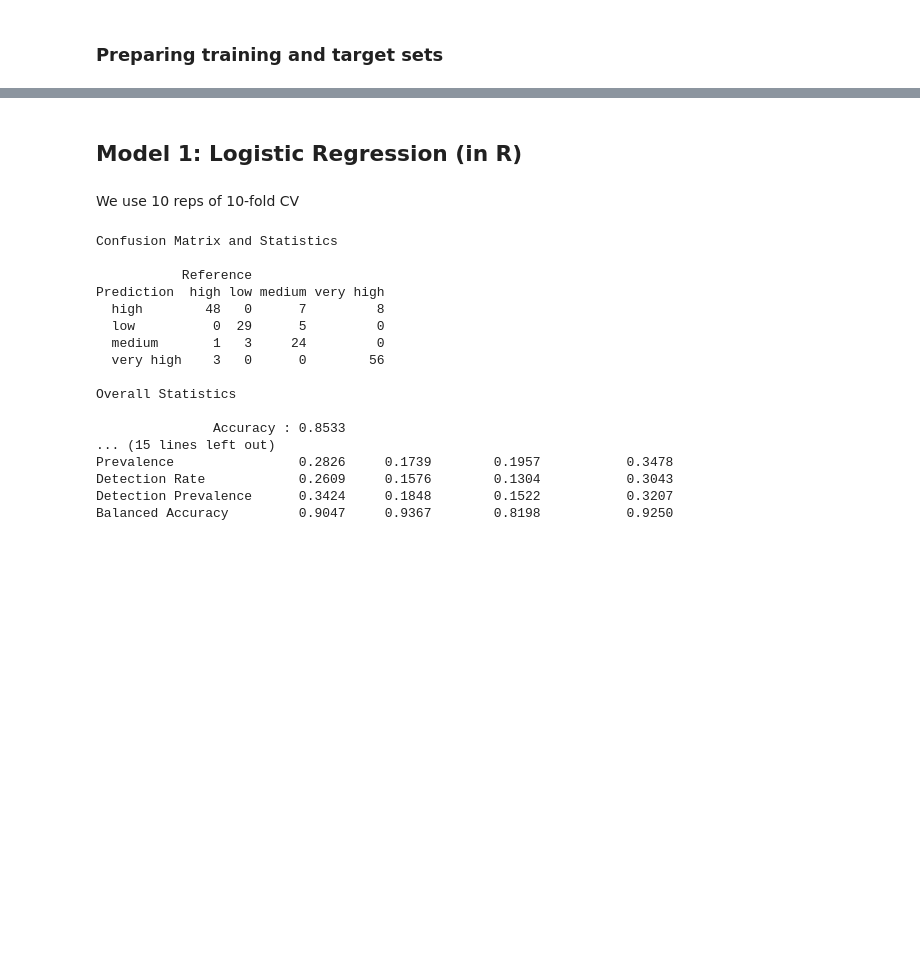
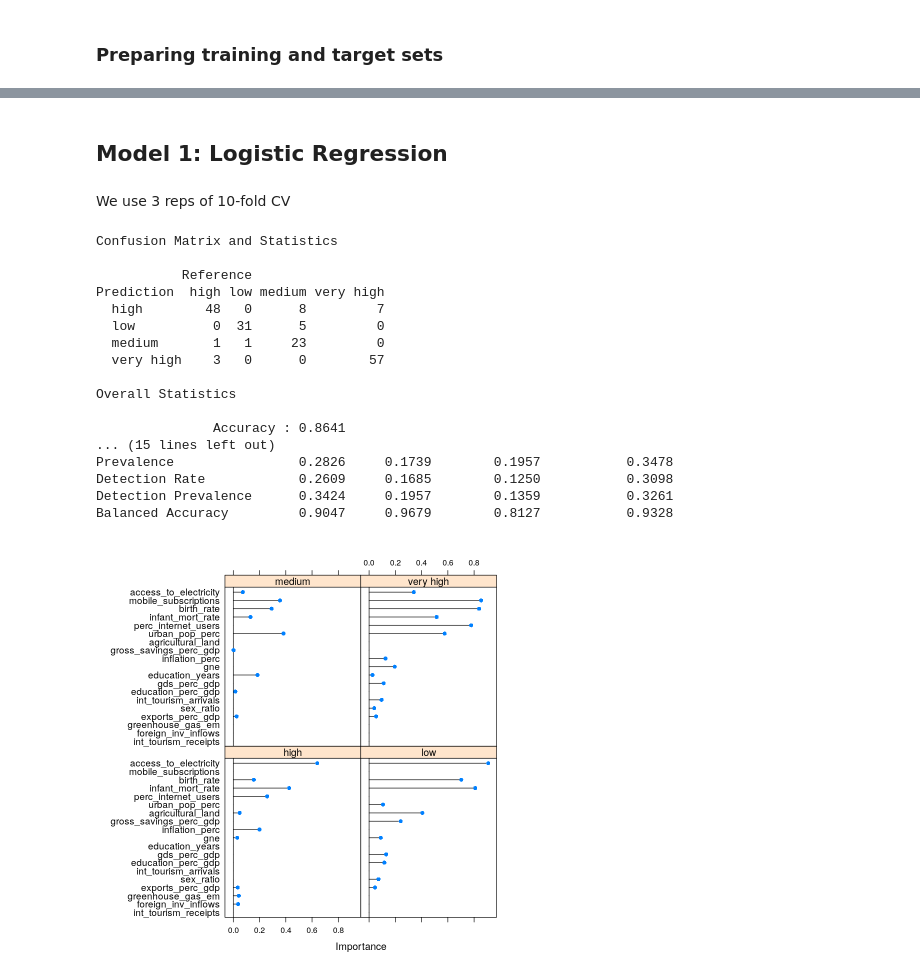
Before and after one commit to dreth/UC3MStatisticalLearning, a Jupyter notebook: notebooks/models.ipynb, the cells around one changed output, grey strips where cells are left out. Drawn from its saved outputs; the diff is of its cells as text; code cells hidden in the pictures; blank space fills up the shorter version.

Commit message:
models update

```diff
--- a/notebooks/models.ipynb
+++ b/notebooks/models.ipynb
@@ -17,7 +24,7 @@ options(warn=-1)
 # %% [markdown]
 ### Importing the data
 # %%
-df = read.csv('./data/data.csv')
+df = read.csv('../data/data.csv')
 # %% [markdown]
 ### Preparing training and target sets
 # %%
@@ -43,20 +60,45 @@ dep <- as.factor(levels(target$hdi_cat))
 # leaving a dataset with everything included except IDs
 data <- cbind(train,target)
 # %% [markdown]
-## Model 1: Logistic Regression (in R)
+## Model 1: Logistic Regression
 # %% [markdown]
-We use 10 reps of 10-fold CV
+We use 3 reps of 10-fold CV
 # %%
 control <- trainControl(method = "repeatedcv",
-                        repeats = 10,
+                        repeats = 3,
                         number = 10 )
 # %%
 lrfit <- train(hdi_cat ~ .,
                method = "glmnet",
                family = "multinomial",
                data = data,
                metric = "Accuracy",
                preProcess = c("center","scale"),
                tuneGrid = expand.grid(alpha = seq(0, 2, 0.1),
                                       lambda = seq(0, .1, 0.01)),
                trControl = control)
+
+lrpred <- predict(lrfit, data)
+confusionMatrix(lrpred, data$hdi_cat)
+
+lrimp <- varImp(lrfit, scale = F)
+plot(lrimp, scales = list(y = list(cex = .95)))
+# %% [output]
+Confusion Matrix and Statistics
+
+           Reference
+Prediction  high low medium very high
+  high        48   0      8         7
+  low          0  31      5         0
+  medium       1   1     23         0
+  very high    3   0      0        57
+
+Overall Statistics
+
+               Accuracy : 0.8641
+... (15 lines left out)
+Prevalence                0.2826     0.1739        0.1957           0.3478
+Detection Rate            0.2609     0.1685        0.1250           0.3098
+Detection Prevalence      0.3424     0.1957        0.1359           0.3261
+Balanced Accuracy         0.9047     0.9679        0.8127           0.9328
+[figure, added]
@@ -65,20 +104,0 @@ lrpred <- predict(lrfit, data)
-# %%
-confusionMatrix(lrpred, data$hdi_cat)
-# %% [output]
-Confusion Matrix and Statistics
-
-           Reference
-Prediction  high low medium very high
-  high        48   0      7         8
-  low          0  29      5         0
-  medium       1   3     24         0
-  very high    3   0      0        56
-
-Overall Statistics
-
-               Accuracy : 0.8533
-... (15 lines left out)
-Prevalence                0.2826     0.1739        0.1957           0.3478
-Detection Rate            0.2609     0.1576        0.1304           0.3043
-Detection Prevalence      0.3424     0.1848        0.1522           0.3207
-Balanced Accuracy         0.9047     0.9367        0.8198           0.9250
```
Also changed, not shown: parts of 13 cells of this notebook, 5 other files.
